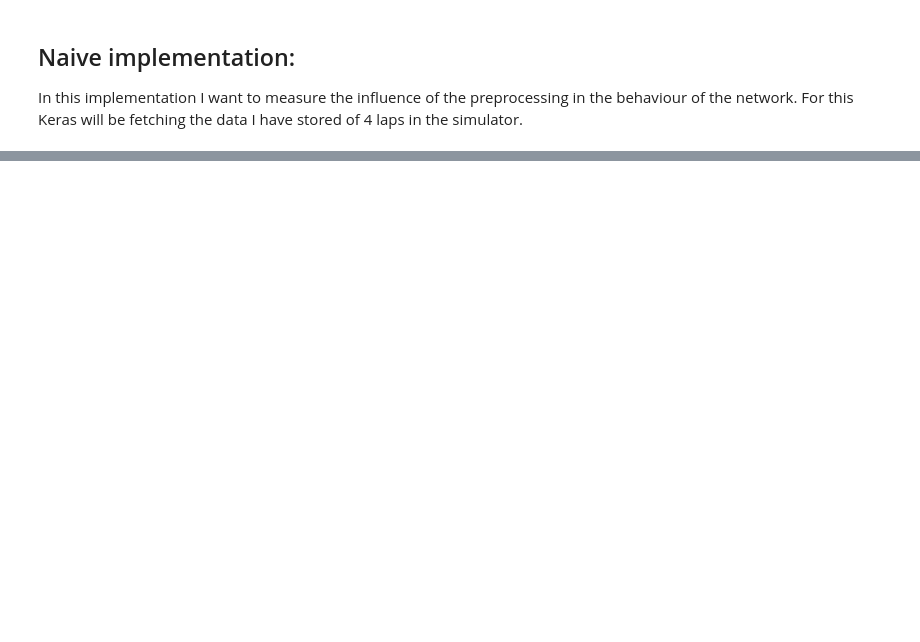
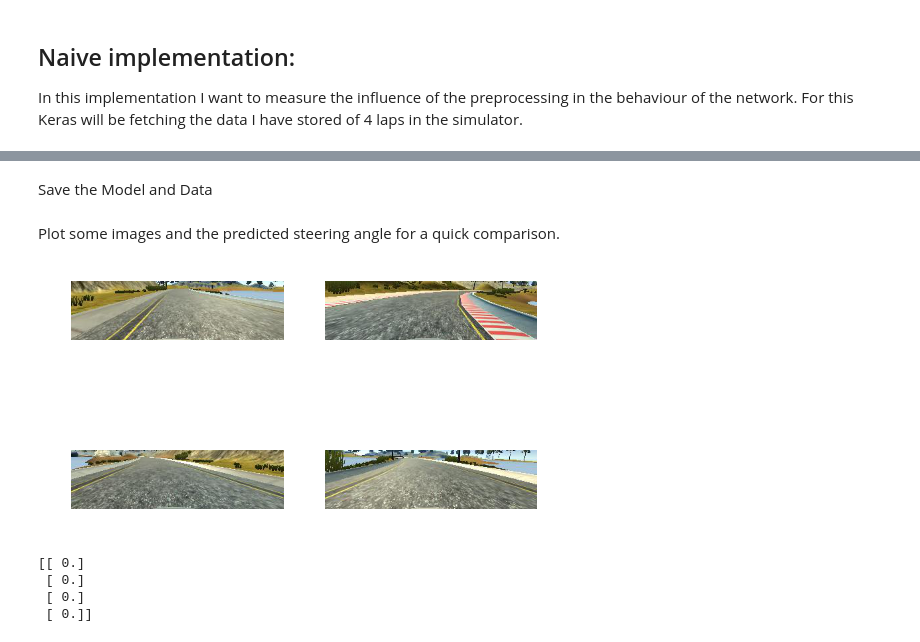
Before and after one commit to yhoazk/CarND-Behavioral-Cloning-P3, a Jupyter notebook: ExploreAndPreprocessData.ipynb, the cells around one changed output, grey strips where cells are left out. Cells and saved outputs as stored; diff of their text form; code cells hidden in the pictures; blank space fills up the shorter version.

```diff
--- a/ExploreAndPreprocessData.ipynb
+++ b/ExploreAndPreprocessData.ipynb
@@ -148,3 +170,5 @@ print(y.shape)
+# %%
+X, X_val, y, y_val = train_test_split(X, y, random_state=0, test_size=0.2)
 # %% [markdown]
 ## Naive implementation:
 
@@ -165,0 +177,27 @@ import tensorflow as tf
+# %%
+from keras.models import Sequential
+from keras.layers import Convolution2D, MaxPooling2D, Activation, Dropout, Flatten, Dense
+
+# Current shape: 90x320x3
+
+# Instantiate a Sequential model
+model = Sequential()
+# Add first convolution layer
+
+#
+
+model.add(Convolution2D(1,1,1, border_mode='same', input_shape=(X.shape[1],X.shape[2],X.shape[3]), dim_ordering='tf'))
+# shape ()
+model.add(Convolution2D(14, 10, 10, border_mode='valid', activation='relu'))
+model.add(MaxPooling2D((4,4),(4,4),'valid'))
+model.add(Dropout(0.75))
+
+model.add(Convolution2D(28, 7, 7, border_mode='valid', activation='relu'))
+model.add(MaxPooling2D((2,2),(2,2),'valid'))
+model.add(Dropout(0.75))
+
+model.add(Flatten())
+model.add(Dense(128, activation='relu'))
+model.add(Dense(8,activation='relu'))
+model.add(Dense(1,activation='relu'))
+model.summary()
@@ -165,0 +222,5 @@ import tensorflow as tf
+# %%
+from keras.optimizers import Adam
+adam_opt = Adam(lr=0.00001, beta_1=0.9, beta_2=0.999, epsilon=1e-08, decay=0.001)
+model.compile(loss='mean_squared_error',optimizer=adam_opt)
+log = model.fit(X, y,batch_size=40, nb_epoch=5, verbose=1, validation_data=(X_val, y_val))
@@ -165,0 +236,2 @@ import tensorflow as tf
+# %% [markdown]
+Save the Model and Data
@@ -165,0 +241,12 @@ import tensorflow as tf
+# %% [markdown]
+Plot some images and the predicted steering angle for a quick comparison.
+# %%
+pred = model.predict(X[31:35])
+plot_imgArr(X[31:35])
+print(pred)
+# %% [output]
+[figure, added]
+[[ 0.]
+ [ 0.]
+ [ 0.]
+ [ 0.]]
```
Also changed, not shown: parts of 14 cells of this notebook, 3 other files.
